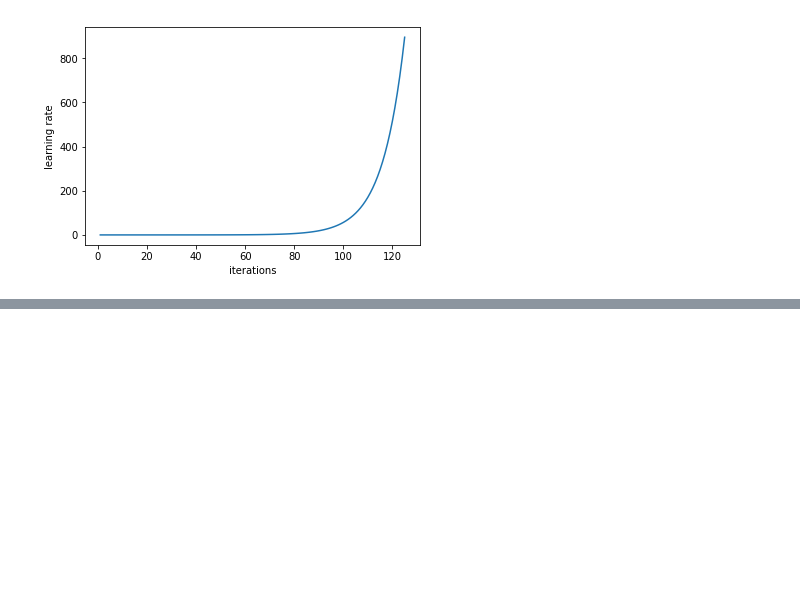
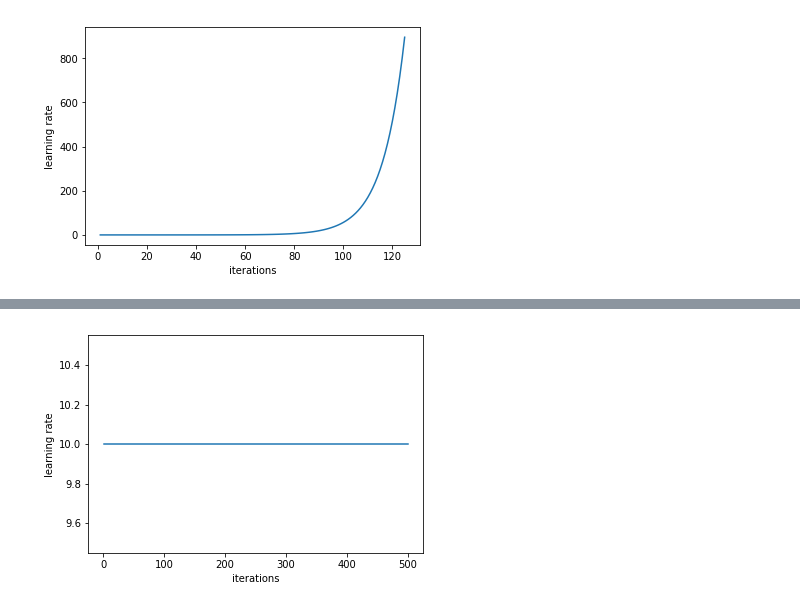
Before and after one commit to jscottcronin/fashion_tags, a Jupyter notebook: code/baseline.ipynb, the cells around one changed output, grey strips where cells are left out. Saved outputs shown, nothing was run; the diff lists cells and outputs as text; code cells hidden in the pictures; blank space fills up the shorter version.

```diff
--- a/code/baseline.ipynb
+++ b/code/baseline.ipynb
@@ -63,5 +70,5 @@ learn.sched.plot()
 # %%
-learn.fit(10, 10)
+learn.fit(10, 4)
 # %% [output]
 [interactive output not drawn]
 epoch      trn_loss   val_loss   f1
@@ -78,0 +80,4 @@ epoch      trn_loss   val_loss   f1
+# %%
+learn.sched.plot_lr()
+# %% [output]
+[figure, added]
```
Also changed, not shown: parts of 41 cells of this notebook.
